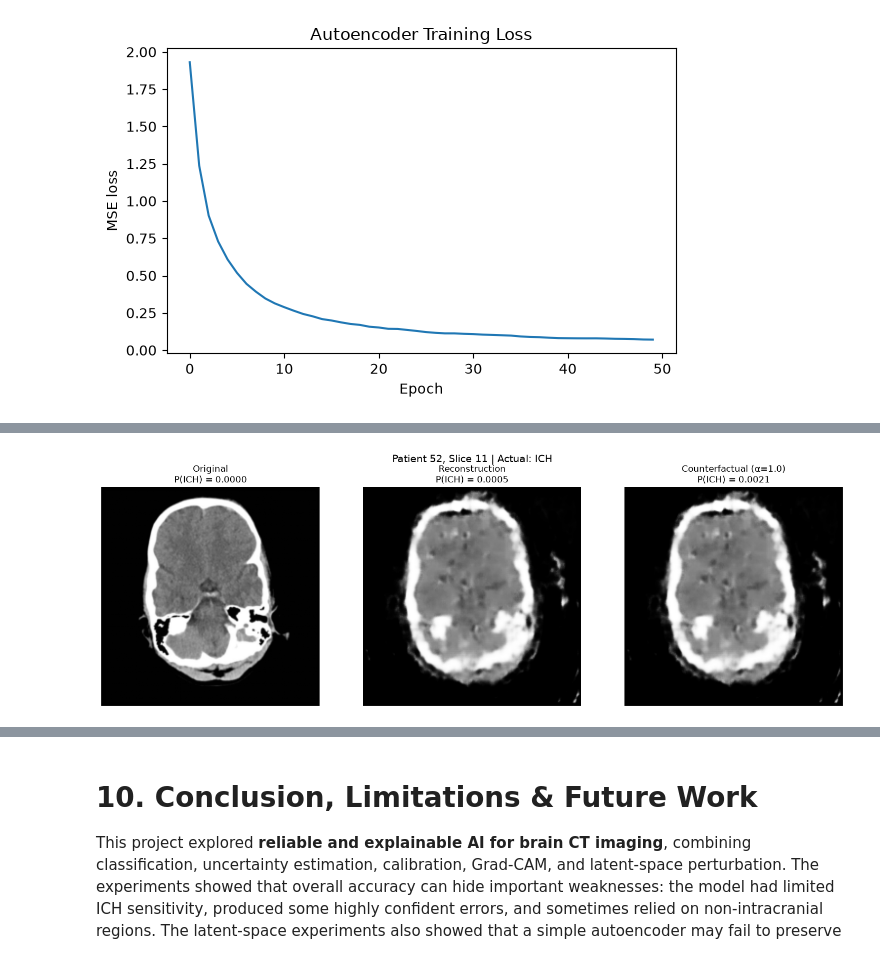
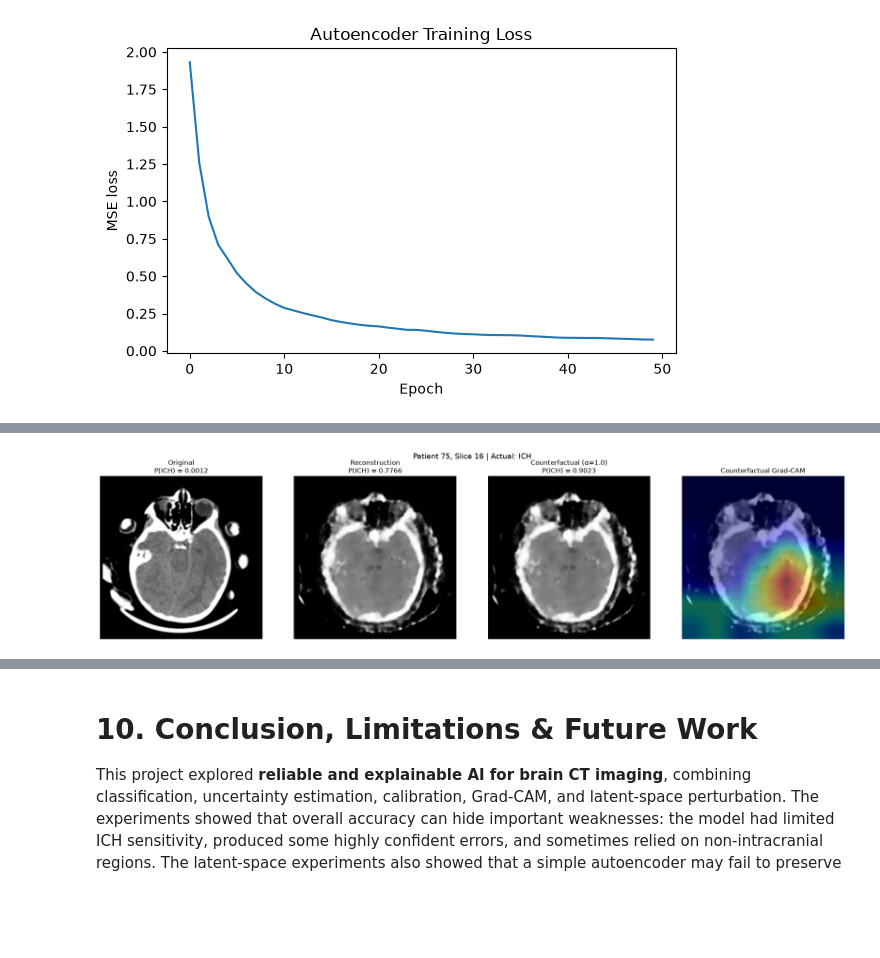
Before and after one commit to MeriemAfafHaddou/explainable-ai-ct-imaging, a Jupyter notebook: brain_ct_xai.ipynb, the cells around one changed output, grey strips where cells are left out. Cells and saved outputs as stored; diff of their text form; code cells hidden in the pictures; blank space fills up the shorter version.

Commit message:
use new static train/test splitting to detect ICH

```diff
--- a/brain_ct_xai.ipynb
+++ b/brain_ct_xai.ipynb
@@ -885,7 +735,12 @@ This evaluation provides the final estimate of model performance on previously u
 # %%
 from src.training import evaluate_model
 
-SELECTED_THRESHOLD = 0.7
+SELECTED_THRESHOLD = 0.5
+
+test_patient_ids = set(
+    test_patients["PatientNumber"]
+)
+
 # Test dataset
 test_dataset = CTICHImageDataset(
     diagnosis_df=diagnosis_df,
@@ -1378,8 +1233,8 @@ Two representative misclassifications are selected:
 Both cases are high-confidence errors, making them useful for investigating the limitations of the model's confidence and visual reasoning.
 # %%
 selected_errors = [
-    {"patient": 80, "slice": 9},
-    {"patient": 50, "slice": 14},
+    {"patient": 75, "slice": 16},
+    {"patient": 95, "slice": 17},
 ]
 
 selected_samples = []
@@ -1456,12 +1311,10 @@ grad_cam = GradCAM(
     target_layer=model.layer4[-1],
 )
 # %%
-import numpy as np
-import matplotlib.pyplot as plt
+from pathlib import Path
+
 import torch.nn.functional as F
 from PIL import Image
-from pathlib import Path
-
 
 fig, axes = plt.subplots(
     1,
@@ -1564,9 +1417,8 @@ for i, sample in enumerate(selected_samples):
             axes[i].contour(
                 mask_binary,
                 levels=[0.5],
-                cmap="cool",
+                colors='red',
                 linewidths=1,
-                alpha=0.5,
             )
 
         else:
@@ -1961,19 +1685,20 @@ The latent representation is then shifted in the direction that moves the predic
 
 The original image, reconstruction, and counterfactual are compared using their predicted ICH probabilities.
 # %%
-# Generate latent-space counterfactuals for the selected cases
 from src.autoencoder import prepare_for_classifier
 from src.data_loading import load_ct_image
 
+import torch.nn.functional as F
+
 examples = [
     {
-        "patient_id": 52,
-        "slice_number": 11,
+        "patient_id": 75,
+        "slice_number": 16,
         "actual_label": 1,
     },
     {
-        "patient_id": 50,
-        "slice_number": 14,
+        "patient_id": 95,
+        "slice_number": 17,
         "actual_label": 0,
     },
 ]
@@ -1984,12 +1709,10 @@ autoencoder.eval()
 model.eval()
 
 for example in examples:
-
     patient_id = example["patient_id"]
     slice_number = example["slice_number"]
     actual_label = example["actual_label"]
 
-    # Load and preprocess the CT image for the autoencoder
     image_pil = load_ct_image(
         DATA_DIR,
         patient_id=patient_id,
@@ -1998,20 +1721,14 @@ for example in examples:
     )
 
     image_tensor = get_autoencoder_transforms()(image_pil)
-
     image = image_tensor.unsqueeze(0).to(device)
 
-    # Encode and reconstruct the image
     with torch.no_grad():
         z_original = autoencoder.encode(image)
-
         reconstruction = autoencoder.decode(z_original).clamp(0, 1)
 
-    # Classify the original and reconstructed images
     with torch.no_grad():
-
         original_input = prepare_for_classifier(image)
-
         original_logits = model(original_input)
 
         original_p_ich = torch.softmax(
@@ -2020,7 +1737,6 @@ for example in examples:
         )[0, 1].item()
 
         reconstruction_input = prepare_for_classifier(reconstruction)
-
         reconstruction_logits = model(reconstruction_input)
 
         reconstruction_p_ich = torch.softmax(
@@ -2028,7 +1744,6 @@ for example in examples:
             dim=1,
         )[0, 1].item()
 
-    # Compute the classifier gradient in latent space
     z = z_original.detach().clone()
     z.requires_grad_(True)
 
@@ -2052,7 +1767,6 @@ for example in examples:
         + 1e-8
     )
 
-    # Shift toward the correct class
     if actual_label == 1:
         shift_direction = +1.0
     else:
@@ -2060,9 +1774,7 @@ for example in examples:
 
     z_shifted = z.detach() + shift_direction * alpha * gradient_normalized.detach()
 
-    # Decode and classify the counterfactual
     with torch.no_grad():
-
         counterfactual = autoencoder.decode(z_shifted).clamp(0, 1)
 
         counterfactual_input = prepare_for_classifier(counterfactual)
@@ -2074,57 +1786,80 @@ for example in examples:
             dim=1,
         )[0, 1].item()
 
-    # Convert images to NumPy arrays
+    cam, _ = grad_cam.generate(
+        image=counterfactual_input,
+        target_class=1,
+    )
+
+    cam_resized = F.interpolate(
+        cam,
+        size=(224, 224),
+        mode="bilinear",
+        align_corners=False,
+    )
+
+    gradcam_np = cam_resized.squeeze().detach().cpu().numpy()
+
     original_np = image[0, 0].detach().cpu().numpy()
 
     reconstruction_np = reconstruction[0, 0].detach().cpu().numpy()
 
     counterfactual_np = counterfactual[0, 0].detach().cpu().numpy()
 
-    # Visualize the original, reconstruction, and counterfactual
     fig, axes = plt.subplots(
         1,
-        3,
-        figsize=(15, 5),
+        4,
+        figsize=(20, 5),
     )
 
     axes[0].imshow(
         original_np,
         cmap="gray",
     )
-    axes[0].set_title(f"Original\n" f"P(ICH) = {original_p_ich:.4f}")
+    axes[0].set_title(f"Original\nP(ICH) = {original_p_ich:.4f}")
 
     axes[1].imshow(
         reconstruction_np,
         cmap="gray",
     )
-    axes[1].set_title(f"Reconstruction\n" f"P(ICH) = {reconstruction_p_ich:.4f}")
+    axes[1].set_title(f"Reconstruction\nP(ICH) = {reconstruction_p_ich:.4f}")
 
     axes[2].imshow(
         counterfactual_np,
         cmap="gray",
     )
     axes[2].set_title(
-        f"Counterfactual (α={alpha})\n" f"P(ICH) = {counterfactual_p_ich:.4f}"
+        f"Counterfactual (α={alpha})\nP(ICH) = {counterfactual_p_ich:.4f}"
     )
+
+    axes[3].imshow(
+        counterfactual_np,
+        cmap="gray",
+    )
+    axes[3].imshow(
+        gradcam_np,
+        cmap="jet",
+        alpha=0.4,
+    )
+    axes[3].set_title("Counterfactual Grad-CAM")
 
     for ax in axes:
         ax.axis("off")
 
     fig.suptitle(
         f"Patient {patient_id}, Slice {slice_number} | "
         f"Actual: "
         f"{'ICH' if actual_label == 1 else 'No ICH'}",
         fontsize=14,
     )
 
     plt.tight_layout()
     plt.show()
 
     print(f"Patient {patient_id}, Slice {slice_number}")
-    print(f"Actual: " f"{'ICH' if actual_label == 1 else 'No ICH'}")
-    print(f"Original P(ICH):        " f"{original_p_ich:.4f}")
-    print(f"Reconstruction P(ICH):  " f"{reconstruction_p_ich:.4f}")
-    print(f"Counterfactual P(ICH):  " f"{counterfactual_p_ich:.4f}")
+    print(f"Actual: {'ICH' if actual_label == 1 else 'No ICH'}")
+    print(f"Original P(ICH):        {original_p_ich:.4f}")
+    print(f"Reconstruction P(ICH):  {reconstruction_p_ich:.4f}")
+    print(f"Counterfactual P(ICH):  {counterfactual_p_ich:.4f}")
 # %% [output]
-[figure, old version]
+[figure, new version]
```
Also changed, not shown: parts of 34 cells of this notebook.
